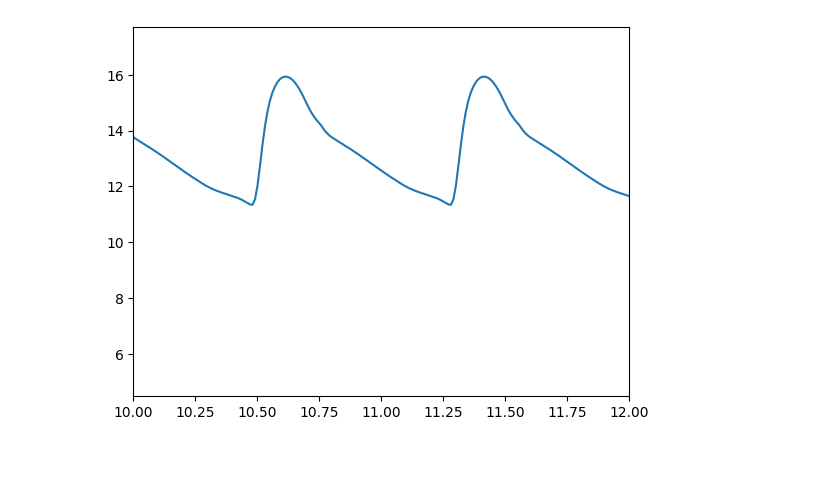
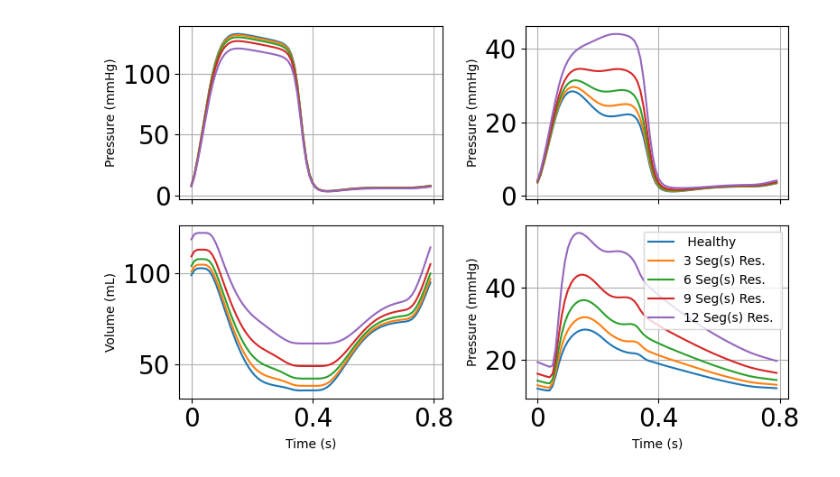
Before and after one commit to ShitingHuang-1/closed_circuit, a Jupyter notebook: resection_sim.ipynb, the cells around one changed output. Drawn from its saved outputs; the diff is of its cells as text; code cells hidden in the pictures.

```diff
--- a/resection_sim.ipynb
+++ b/resection_sim.ipynb
@@ -148,8 +185,0 @@ labels = ['healthy']
-# %%
-for n in np.arange(1,5):
-    pul_cir = lumped_resection_unified(trunk_c = 0.001, trunk_r = 7.5, artery_r = 5, artery_c = 0.00075, arterioles_r = 10, arterioles_c = 0.005, capillaries_r = 120,  venules_r= 10, venules_c = 0.001, vein_r = 2.5, vein_c = 0.001, n = n, N =5)
-    R = pul_cir.r4()
-    Za = pul_cir.r3()
-    C = pul_cir.c()
-    input_para.append([Za, R, C])
-    labels.append(' Resection:{} lobe(s)'.format(n))
@@ -301,6 +185,0 @@ plt.show()
-# %%
-plt.plot(sol.t, p_pa_surgery[0])
-plt.xlim(10,12)
-plt.show()
-# %% [output]
-[figure, removed]
@@ -306,0 +199,51 @@ plt.show()
+# %%
+results = np.array(p_map(ODE, input_para, num_cpus = 32))
+p_lv = results[:, 0]
+p_rv = results[:, 1]
+p_pa = results[:, 3]
+v_rv = results[:, 8]
+v_lv = results[:, 6]
+p_ao = results[:, 2]
+results = np.array(p_map(data_processing, v_lv, v_rv, p_lv, p_rv, p_ao, num_cpus = 32))
+sv_rv, sv_lv, rvef, lvef = results[:, 0], results[:, 1], results[:, 2], results[:, 3]
+# %%
+t = np.arange(0,0.8,0.01)
+fig, axs = plt.subplots(2, 2, figsize=(8, 5), sharex=True)
+custom_ticks = [0, 0.4, 0.8]  # 自定义刻度位置
+# 第一张图
+for i, j in zip(range(0, 13, 3), range(0, 13, 3)):
+    axs[0,0].plot(t, p_lv[i], label=labels[j])
+axs[0,0].set_ylabel('Pressure (mmHg)')
+axs[0,0].grid(True)
+axs[0,0].tick_params(axis='both', which='major', labelsize=20)
+axs[0, 0].set_xticks(custom_ticks)
+axs[1,0].set_xlabel('Time (s)')
+axs[0, 0].set_xticklabels(custom_ticks, fontsize=15)
+# 第二张图
+for i, j in zip(range(0, 13, 3), range(0, 13, 3)):
+    axs[0,1].plot(t, p_rv[i], label=labels[j])
+axs[0,1].set_ylabel('Pressure (mmHg)')
+axs[0,1].grid(True)
+axs[0,1].tick_params(axis='both', which='major', labelsize=20)
+# 第三张图
+for i, j in zip(range(0, 13, 3), range(0, 13, 3)):
+    axs[1,0].plot(t, v_rv[i], label=labels[j])
+axs[1,0].set_ylabel('Volume (mL)')
+axs[1,0].grid(True)
+axs[1,0].tick_params(axis='both', which='major', labelsize=20)
+# 第四张图
+for i, j in zip(range(0, 13, 3), range(0, 13, 3)):
+    axs[1,1].plot(t, p_pa[i], label=labels[j])
+axs[1,1].set_ylabel('Pressure (mmHg)')
+axs[1,1].set_xlabel('Time (s)')
+axs[1,1].legend()
+axs[1,1].grid(True)
+axs[1,1].tick_params(axis='both', which='major', labelsize=20)
+# 调整布局
+plt.tight_layout()
+
+# 保存图片
+plt.savefig('shared_x_axis_plots.svg')
+plt.show()
+# %% [output]
+[figure, added]
```
Also changed, not shown: parts of 30 cells of this notebook.
